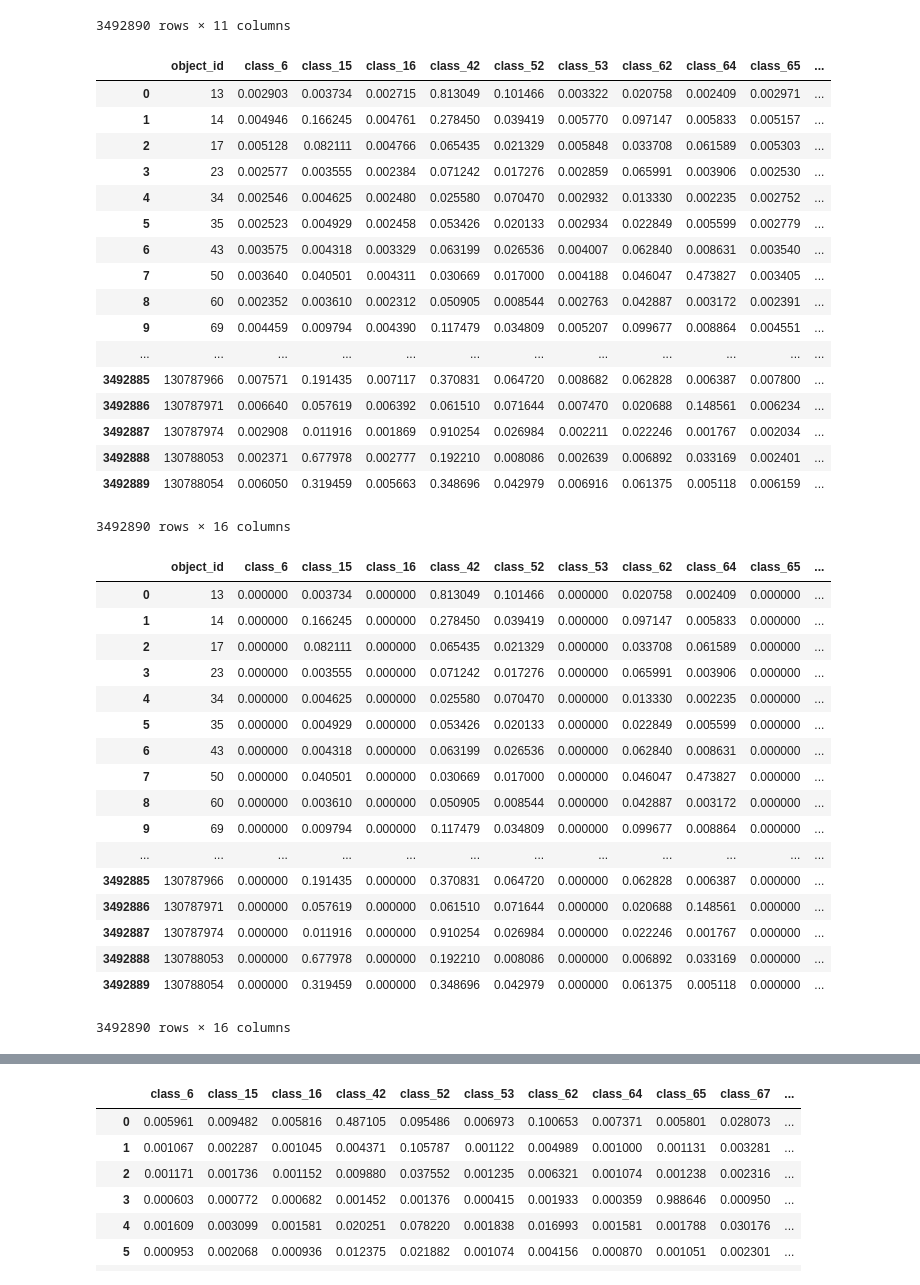
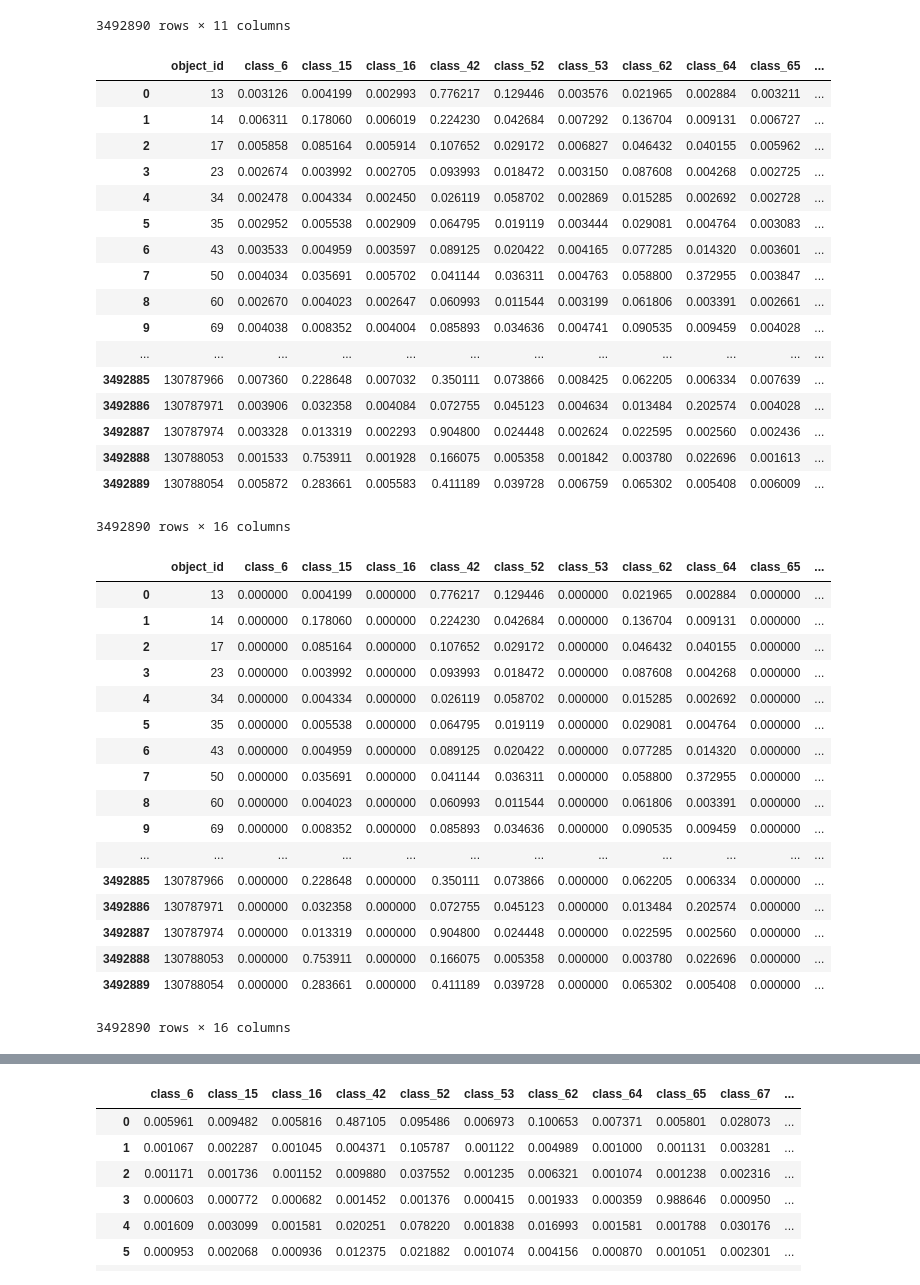
Before and after one commit to guchio3/kaggle-plasticc, a Jupyter notebook: notebook/construct_nn.ipynb, the cells around one changed output, grey strips where cells are left out. Saved outputs shown, nothing was run; the diff lists cells and outputs as text; code cells hidden in the pictures.

```diff
--- a/notebook/construct_nn.ipynb
+++ b/notebook/construct_nn.ipynb
@@ -1813,33 +1798,34 @@ meta_df
 | 3492889 | 130788054 | 10.019531 | -32.797169 | 325.696109 | -83.821007 | 0 | NaN | 0.3625 | ... |
 3492890 rows × 11 columns
 # %%
-import pandas as pd
 #df = pd.read_csv('../submissions/Booster_weight-multi-logloss-0.577933_2018-11-29-20-26-36.csv')
 #df = pd.read_csv('../submissions/Booster_weight-multi-logloss-0.566286_2018-12-02-11-58-49.csv')
 #df = pd.read_csv('../submissions/Booster_weight-multi-logloss-0.565583_2018-12-02-17-18-53.csv')
 #df = pd.read_csv('../submissions/Booster_weight-multi-logloss-0.564319_2018-12-03-21-33-50.csv')
 #df = pd.read_csv('../submissions/Booster_weight-multi-logloss-0.561738_2018-12-04-16-29-27.csv')
 #df = pd.read_csv('../submissions/Booster_weight-multi-logloss-0.536878_2018-12-05-22-41-21.csv')
-df = pd.read_csv('../submissions/Booster_weight-multi-logloss-0.550968_2018-12-06-22-05-46.csv')
+#df = pd.read_csv('../submissions/Booster_weight-multi-logloss-0.550968_2018-12-06-22-05-46.csv')
+#df = pd.read_csv('../submissions/Booster_weight-multi-logloss-0.499392_2018-12-08-15-34-26.csv')
+df = pd.read_csv('../submissions/Booster_weight-multi-logloss-0.551369_2018-12-09-13-05-52.csv')
 df
 # %% [output]
 |  | object_id | class_6 | class_15 | class_16 | class_42 | class_52 | class_53 | class_62 | class_64 | class_65 | ... |
-| 0 | 13 | 0.002903 | 0.003734 | 0.002715 | 0.813049 | 0.101466 | 0.003322 | 0.020758 | 0.002409 | 0.002971 | ... |
-| 1 | 14 | 0.004946 | 0.166245 | 0.004761 | 0.278450 | 0.039419 | 0.005770 | 0.097147 | 0.005833 | 0.005157 | ... |
-| 2 | 17 | 0.005128 | 0.082111 | 0.004766 | 0.065435 | 0.021329 | 0.005848 | 0.033708 | 0.061589 | 0.005303 | ... |
-| 3 | 23 | 0.002577 | 0.003555 | 0.002384 | 0.071242 | 0.017276 | 0.002859 | 0.065991 | 0.003906 | 0.002530 | ... |
-| 4 | 34 | 0.002546 | 0.004625 | 0.002480 | 0.025580 | 0.070470 | 0.002932 | 0.013330 | 0.002235 | 0.002752 | ... |
-| 5 | 35 | 0.002523 | 0.004929 | 0.002458 | 0.053426 | 0.020133 | 0.002934 | 0.022849 | 0.005599 | 0.002779 | ... |
-| 6 | 43 | 0.003575 | 0.004318 | 0.003329 | 0.063199 | 0.026536 | 0.004007 | 0.062840 | 0.008631 | 0.003540 | ... |
-| 7 | 50 | 0.003640 | 0.040501 | 0.004311 | 0.030669 | 0.017000 | 0.004188 | 0.046047 | 0.473827 | 0.003405 | ... |
-| 8 | 60 | 0.002352 | 0.003610 | 0.002312 | 0.050905 | 0.008544 | 0.002763 | 0.042887 | 0.003172 | 0.002391 | ... |
-| 9 | 69 | 0.004459 | 0.009794 | 0.004390 | 0.117479 | 0.034809 | 0.005207 | 0.099677 | 0.008864 | 0.004551 | ... |
+| 0 | 13 | 0.003126 | 0.004199 | 0.002993 | 0.776217 | 0.129446 | 0.003576 | 0.021965 | 0.002884 | 0.003211 | ... |
+| 1 | 14 | 0.006311 | 0.178060 | 0.006019 | 0.224230 | 0.042684 | 0.007292 | 0.136704 | 0.009131 | 0.006727 | ... |
+| 2 | 17 | 0.005858 | 0.085164 | 0.005914 | 0.107652 | 0.029172 | 0.006827 | 0.046432 | 0.040155 | 0.005962 | ... |
+| 3 | 23 | 0.002674 | 0.003992 | 0.002705 | 0.093993 | 0.018472 | 0.003150 | 0.087608 | 0.004268 | 0.002725 | ... |
+| 4 | 34 | 0.002478 | 0.004334 | 0.002450 | 0.026119 | 0.058702 | 0.002869 | 0.015285 | 0.002692 | 0.002728 | ... |
+| 5 | 35 | 0.002952 | 0.005538 | 0.002909 | 0.064795 | 0.019119 | 0.003444 | 0.029081 | 0.004764 | 0.003083 | ... |
+| 6 | 43 | 0.003533 | 0.004959 | 0.003597 | 0.089125 | 0.020422 | 0.004165 | 0.077285 | 0.014320 | 0.003601 | ... |
+| 7 | 50 | 0.004034 | 0.035691 | 0.005702 | 0.041144 | 0.036311 | 0.004763 | 0.058800 | 0.372955 | 0.003847 | ... |
+| 8 | 60 | 0.002670 | 0.004023 | 0.002647 | 0.060993 | 0.011544 | 0.003199 | 0.061806 | 0.003391 | 0.002661 | ... |
+| 9 | 69 | 0.004038 | 0.008352 | 0.004004 | 0.085893 | 0.034636 | 0.004741 | 0.090535 | 0.009459 | 0.004028 | ... |
 | ... | ... | ... | ... | ... | ... | ... | ... | ... | ... | ... | ... |
-| 3492885 | 130787966 | 0.007571 | 0.191435 | 0.007117 | 0.370831 | 0.064720 | 0.008682 | 0.062828 | 0.006387 | 0.007800 | ... |
-| 3492886 | 130787971 | 0.006640 | 0.057619 | 0.006392 | 0.061510 | 0.071644 | 0.007470 | 0.020688 | 0.148561 | 0.006234 | ... |
-| 3492887 | 130787974 | 0.002908 | 0.011916 | 0.001869 | 0.910254 | 0.026984 | 0.002211 | 0.022246 | 0.001767 | 0.002034 | ... |
-| 3492888 | 130788053 | 0.002371 | 0.677978 | 0.002777 | 0.192210 | 0.008086 | 0.002639 | 0.006892 | 0.033169 | 0.002401 | ... |
-| 3492889 | 130788054 | 0.006050 | 0.319459 | 0.005663 | 0.348696 | 0.042979 | 0.006916 | 0.061375 | 0.005118 | 0.006159 | ... |
+| 3492885 | 130787966 | 0.007360 | 0.228648 | 0.007032 | 0.350111 | 0.073866 | 0.008425 | 0.062205 | 0.006334 | 0.007639 | ... |
+| 3492886 | 130787971 | 0.003906 | 0.032358 | 0.004084 | 0.072755 | 0.045123 | 0.004634 | 0.013484 | 0.202574 | 0.004028 | ... |
+| 3492887 | 130787974 | 0.003328 | 0.013319 | 0.002293 | 0.904800 | 0.024448 | 0.002624 | 0.022595 | 0.002560 | 0.002436 | ... |
+| 3492888 | 130788053 | 0.001533 | 0.753911 | 0.001928 | 0.166075 | 0.005358 | 0.001842 | 0.003780 | 0.022696 | 0.001613 | ... |
+| 3492889 | 130788054 | 0.005872 | 0.283661 | 0.005583 | 0.411189 | 0.039728 | 0.006759 | 0.065302 | 0.005408 | 0.006009 | ... |
 3492890 rows × 16 columns
 # %%
 df.loc[df[meta_df.distmod.isnull()].index, ['class_15', 'class_42', 'class_52', 'class_62', 'class_64', 'class_67', 'class_88', 'class_90', 'class_95']] = 0.
@@ -1847,22 +1833,22 @@ df.loc[df[meta_df.distmod.notnull()].index, ['class_6', 'class_16', 'class_53',
 df
 # %% [output]
 |  | object_id | class_6 | class_15 | class_16 | class_42 | class_52 | class_53 | class_62 | class_64 | class_65 | ... |
-| 0 | 13 | 0.000000 | 0.003734 | 0.000000 | 0.813049 | 0.101466 | 0.000000 | 0.020758 | 0.002409 | 0.000000 | ... |
-| 1 | 14 | 0.000000 | 0.166245 | 0.000000 | 0.278450 | 0.039419 | 0.000000 | 0.097147 | 0.005833 | 0.000000 | ... |
-| 2 | 17 | 0.000000 | 0.082111 | 0.000000 | 0.065435 | 0.021329 | 0.000000 | 0.033708 | 0.061589 | 0.000000 | ... |
-| 3 | 23 | 0.000000 | 0.003555 | 0.000000 | 0.071242 | 0.017276 | 0.000000 | 0.065991 | 0.003906 | 0.000000 | ... |
-| 4 | 34 | 0.000000 | 0.004625 | 0.000000 | 0.025580 | 0.070470 | 0.000000 | 0.013330 | 0.002235 | 0.000000 | ... |
-| 5 | 35 | 0.000000 | 0.004929 | 0.000000 | 0.053426 | 0.020133 | 0.000000 | 0.022849 | 0.005599 | 0.000000 | ... |
-| 6 | 43 | 0.000000 | 0.004318 | 0.000000 | 0.063199 | 0.026536 | 0.000000 | 0.062840 | 0.008631 | 0.000000 | ... |
-| 7 | 50 | 0.000000 | 0.040501 | 0.000000 | 0.030669 | 0.017000 | 0.000000 | 0.046047 | 0.473827 | 0.000000 | ... |
-| 8 | 60 | 0.000000 | 0.003610 | 0.000000 | 0.050905 | 0.008544 | 0.000000 | 0.042887 | 0.003172 | 0.000000 | ... |
-| 9 | 69 | 0.000000 | 0.009794 | 0.000000 | 0.117479 | 0.034809 | 0.000000 | 0.099677 | 0.008864 | 0.000000 | ... |
+| 0 | 13 | 0.000000 | 0.004199 | 0.000000 | 0.776217 | 0.129446 | 0.000000 | 0.021965 | 0.002884 | 0.000000 | ... |
+| 1 | 14 | 0.000000 | 0.178060 | 0.000000 | 0.224230 | 0.042684 | 0.000000 | 0.136704 | 0.009131 | 0.000000 | ... |
+| 2 | 17 | 0.000000 | 0.085164 | 0.000000 | 0.107652 | 0.029172 | 0.000000 | 0.046432 | 0.040155 | 0.000000 | ... |
+| 3 | 23 | 0.000000 | 0.003992 | 0.000000 | 0.093993 | 0.018472 | 0.000000 | 0.087608 | 0.004268 | 0.000000 | ... |
+| 4 | 34 | 0.000000 | 0.004334 | 0.000000 | 0.026119 | 0.058702 | 0.000000 | 0.015285 | 0.002692 | 0.000000 | ... |
+| 5 | 35 | 0.000000 | 0.005538 | 0.000000 | 0.064795 | 0.019119 | 0.000000 | 0.029081 | 0.004764 | 0.000000 | ... |
+| 6 | 43 | 0.000000 | 0.004959 | 0.000000 | 0.089125 | 0.020422 | 0.000000 | 0.077285 | 0.014320 | 0.000000 | ... |
+| 7 | 50 | 0.000000 | 0.035691 | 0.000000 | 0.041144 | 0.036311 | 0.000000 | 0.058800 | 0.372955 | 0.000000 | ... |
+| 8 | 60 | 0.000000 | 0.004023 | 0.000000 | 0.060993 | 0.011544 | 0.000000 | 0.061806 | 0.003391 | 0.000000 | ... |
+| 9 | 69 | 0.000000 | 0.008352 | 0.000000 | 0.085893 | 0.034636 | 0.000000 | 0.090535 | 0.009459 | 0.000000 | ... |
 | ... | ... | ... | ... | ... | ... | ... | ... | ... | ... | ... | ... |
-| 3492885 | 130787966 | 0.000000 | 0.191435 | 0.000000 | 0.370831 | 0.064720 | 0.000000 | 0.062828 | 0.006387 | 0.000000 | ... |
-| 3492886 | 130787971 | 0.000000 | 0.057619 | 0.000000 | 0.061510 | 0.071644 | 0.000000 | 0.020688 | 0.148561 | 0.000000 | ... |
-| 3492887 | 130787974 | 0.000000 | 0.011916 | 0.000000 | 0.910254 | 0.026984 | 0.000000 | 0.022246 | 0.001767 | 0.000000 | ... |
-| 3492888 | 130788053 | 0.000000 | 0.677978 | 0.000000 | 0.192210 | 0.008086 | 0.000000 | 0.006892 | 0.033169 | 0.000000 | ... |
-| 3492889 | 130788054 | 0.000000 | 0.319459 | 0.000000 | 0.348696 | 0.042979 | 0.000000 | 0.061375 | 0.005118 | 0.000000 | ... |
+| 3492885 | 130787966 | 0.000000 | 0.228648 | 0.000000 | 0.350111 | 0.073866 | 0.000000 | 0.062205 | 0.006334 | 0.000000 | ... |
+| 3492886 | 130787971 | 0.000000 | 0.032358 | 0.000000 | 0.072755 | 0.045123 | 0.000000 | 0.013484 | 0.202574 | 0.000000 | ... |
+| 3492887 | 130787974 | 0.000000 | 0.013319 | 0.000000 | 0.904800 | 0.024448 | 0.000000 | 0.022595 | 0.002560 | 0.000000 | ... |
+| 3492888 | 130788053 | 0.000000 | 0.753911 | 0.000000 | 0.166075 | 0.005358 | 0.000000 | 0.003780 | 0.022696 | 0.000000 | ... |
+| 3492889 | 130788054 | 0.000000 | 0.283661 | 0.000000 | 0.411189 | 0.039728 | 0.000000 | 0.065302 | 0.005408 | 0.000000 | ... |
 3492890 rows × 16 columns
 # %%
 classes = ['class_6', 'class_15', 'class_16', 'class_42', 'class_52', 'class_53', 'class_62', 'class_64', 'class_65', 'class_67', 'class_88', 'class_90', 'class_92', 'class_95']
```
Also changed, not shown: parts of 19 cells of this notebook, 3 other files.
